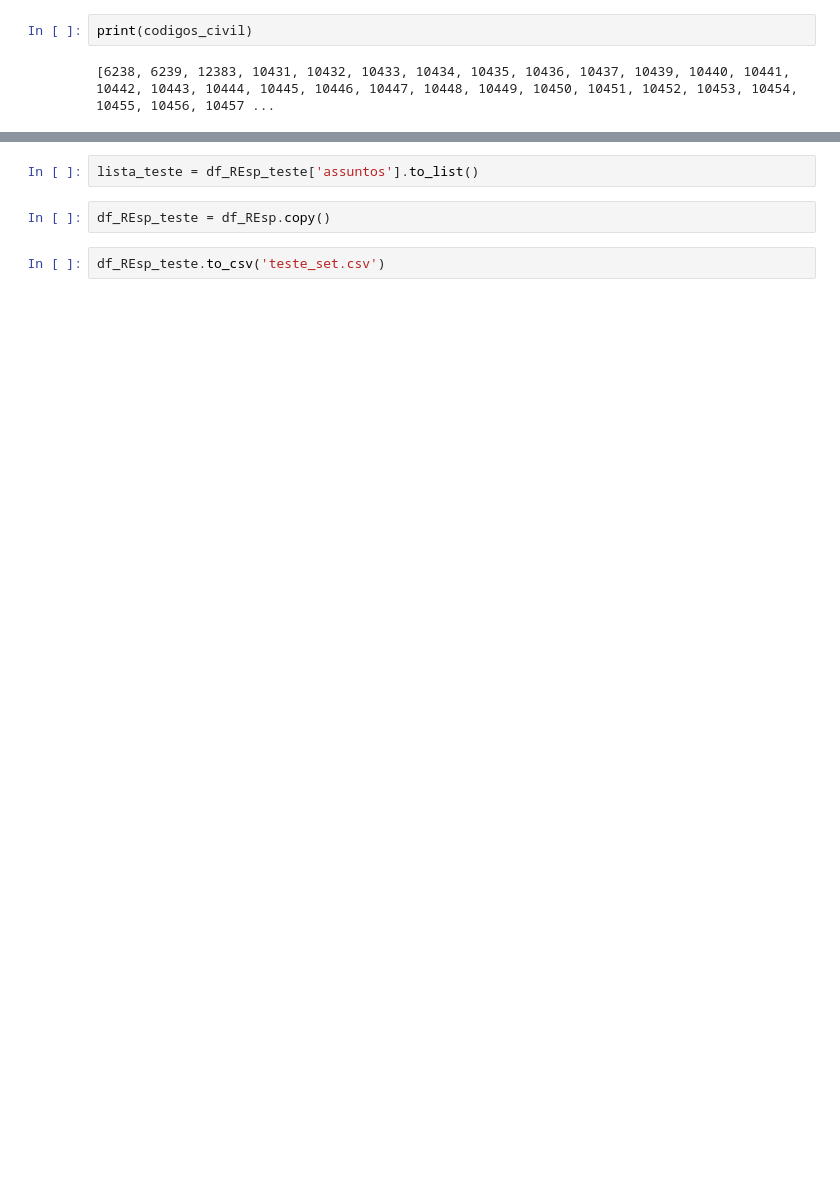
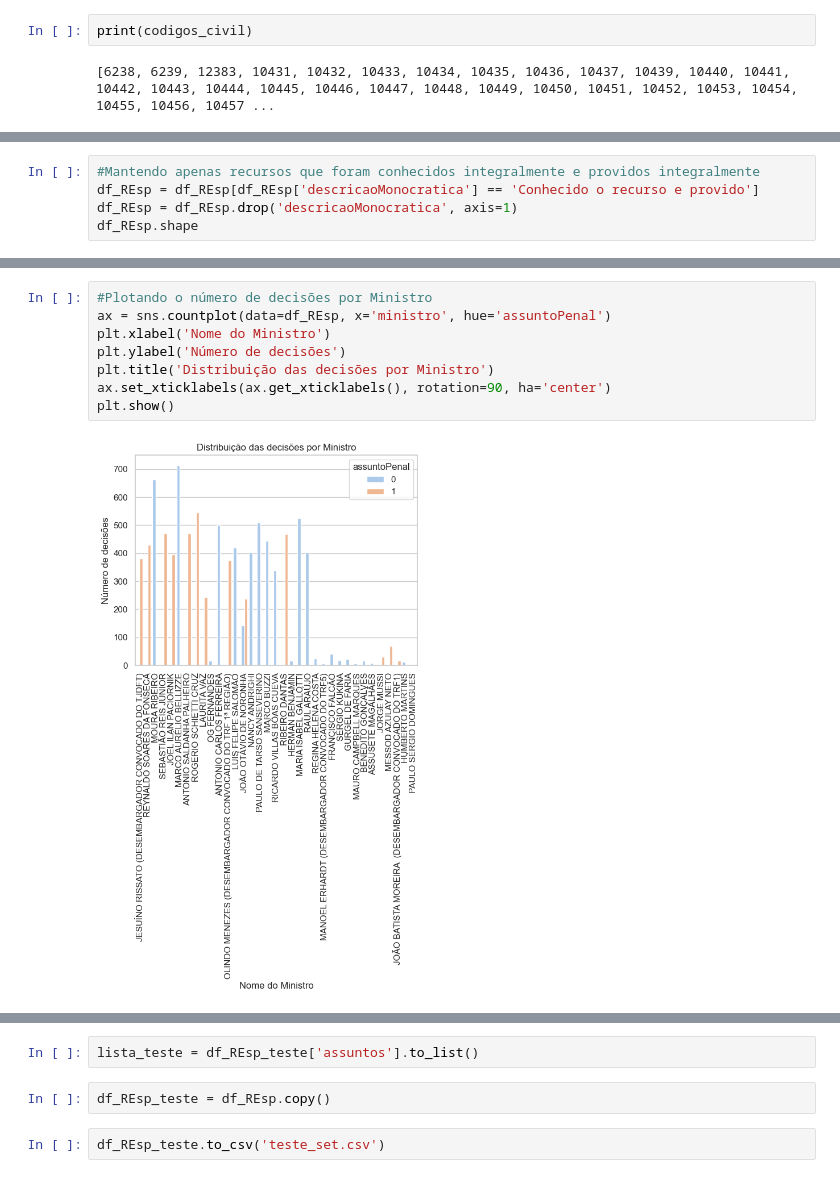
Before and after one commit to o-guilherme/D3TOP-NLP-Proj, a Jupyter notebook: D3TOP-NLP-Proj.ipynb, the cells around one changed output, grey strips where cells are left out. Saved outputs shown, nothing was run; the diff lists cells and outputs as text; blank space fills up the shorter version.

```diff
--- a/D3TOP-NLP-Proj.ipynb
+++ b/D3TOP-NLP-Proj.ipynb
@@ -569,0 +704,5 @@ Name: assuntos, Length: 47896, dtype: object
+# %%
+#Mantendo apenas recursos que foram conhecidos integralmente e providos integralmente
+df_REsp = df_REsp[df_REsp['descricaoMonocratica'] == 'Conhecido o recurso e provido']
+df_REsp = df_REsp.drop('descricaoMonocratica', axis=1)
+df_REsp.shape
@@ -569,0 +731,10 @@ Name: assuntos, Length: 47896, dtype: object
+# %%
+#Plotando o número de decisões por Ministro
+ax = sns.countplot(data=df_REsp, x='ministro', hue='assuntoPenal')
+plt.xlabel('Nome do Ministro')
+plt.ylabel('Número de decisões')
+plt.title('Distribuição das decisões por Ministro')
+ax.set_xticklabels(ax.get_xticklabels(), rotation=90, ha='center')
+plt.show()
+# %% [output]
+[figure, added]
```
Also changed, not shown: parts of 81 cells of this notebook, 1 other file.
